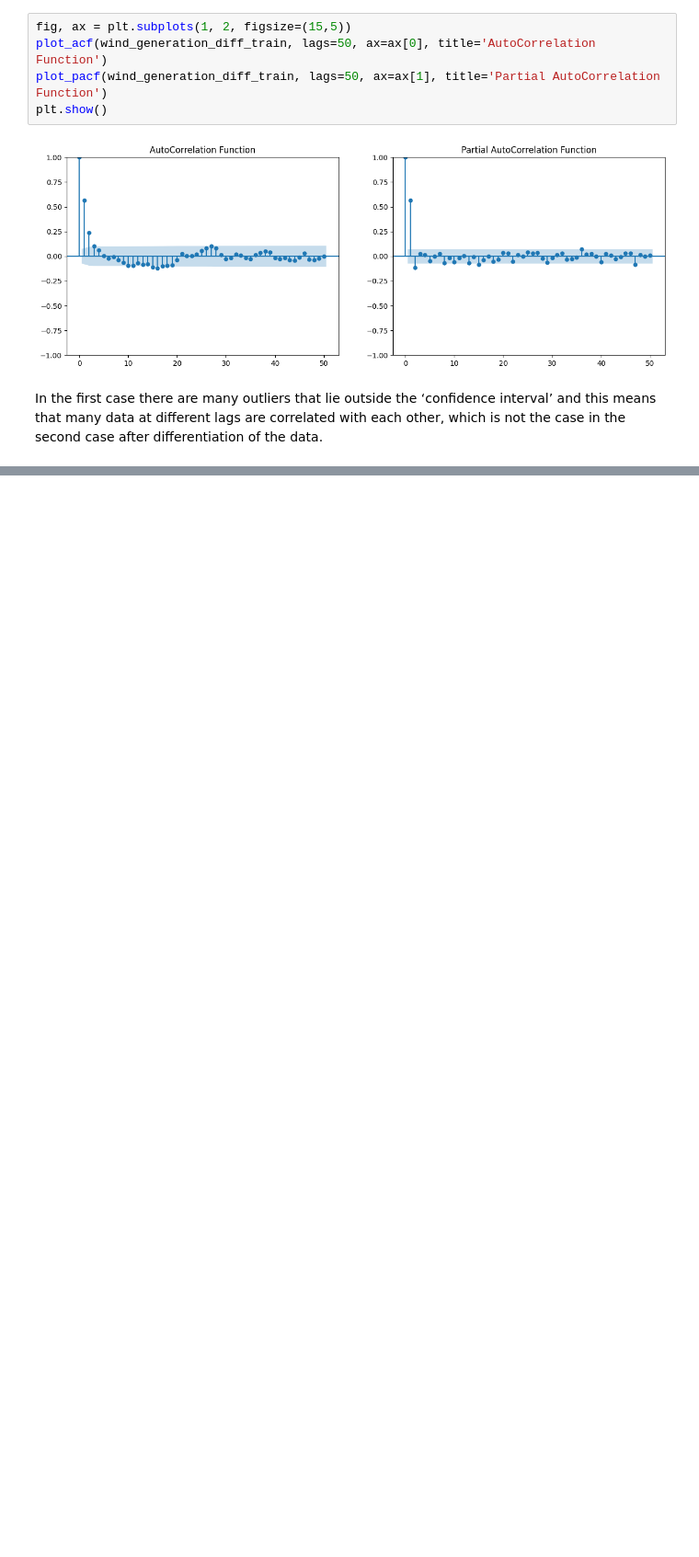
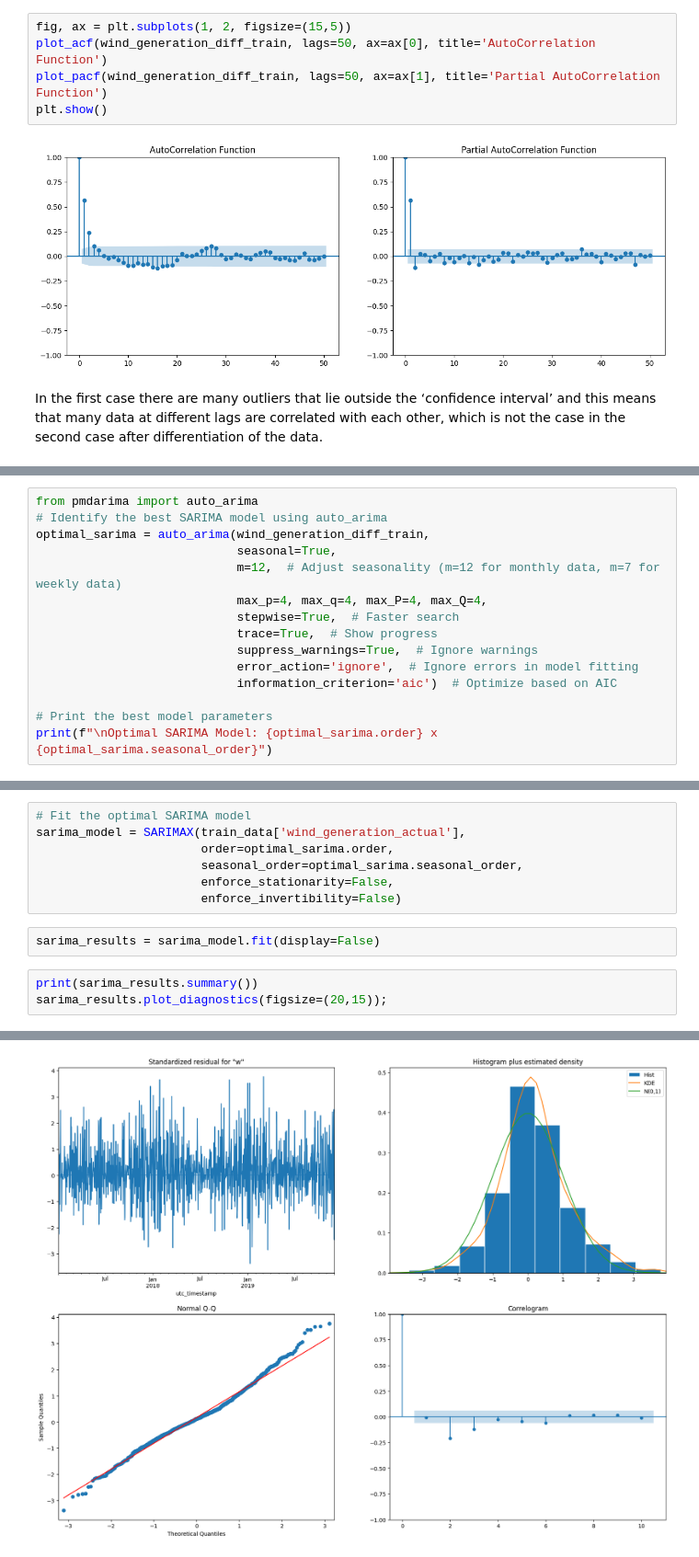
Before and after one commit to IsabellaPodavini/Statistical_Models, a Jupyter notebook: project.ipynb, the cells around one changed output, grey strips where cells are left out. Shown at 92% size. Saved outputs shown, nothing was run; the diff lists cells and outputs as text; blank space fills up the shorter version.

```diff
--- a/project.ipynb
+++ b/project.ipynb
@@ -377,0 +391,15 @@ In the first case there are many outliers that lie outside the ‘confidence int
+# %%
+from pmdarima import auto_arima
+# Identify the best SARIMA model using auto_arima
+optimal_sarima = auto_arima(wind_generation_diff_train,
+                            seasonal=True,
+                            m=12,  # Adjust seasonality (m=12 for monthly data, m=7 for weekly data)
+                            max_p=4, max_q=4, max_P=4, max_Q=4,
+                            stepwise=True,  # Faster search
+                            trace=True,  # Show progress
+                            suppress_warnings=True,  # Ignore warnings
+                            error_action='ignore',  # Ignore errors in model fitting
+                            information_criterion='aic')  # Optimize based on AIC
+
+# Print the best model parameters
+print(f"\nOptimal SARIMA Model: {optimal_sarima.order} x {optimal_sarima.seasonal_order}")
@@ -377,0 +424,13 @@ In the first case there are many outliers that lie outside the ‘confidence int
+# %%
+# Fit the optimal SARIMA model
+sarima_model = SARIMAX(train_data['wind_generation_actual'],
+                       order=optimal_sarima.order,
+                       seasonal_order=optimal_sarima.seasonal_order,
+                       enforce_stationarity=False,
+                       enforce_invertibility=False)
+# %%
+sarima_results = sarima_model.fit(display=False)
+# %%
+print(sarima_results.summary())
+sarima_results.plot_diagnostics(figsize=(20,15));
+# %% [output]
@@ -377,0 +454 @@ In the first case there are many outliers that lie outside the ‘confidence int
+[figure, added]
```
Also changed, not shown: parts of 7 cells of this notebook.
